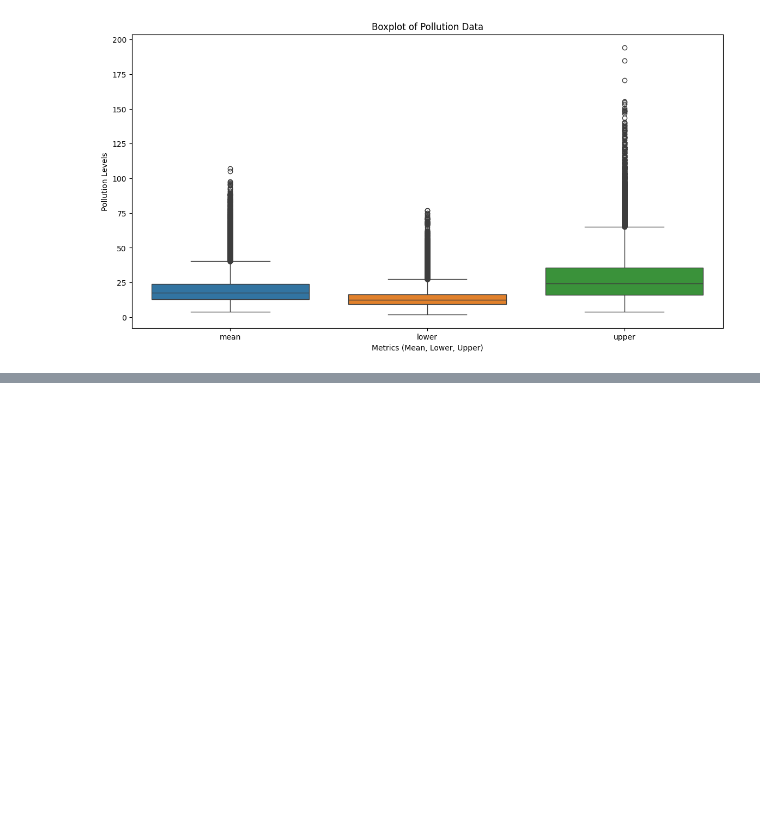
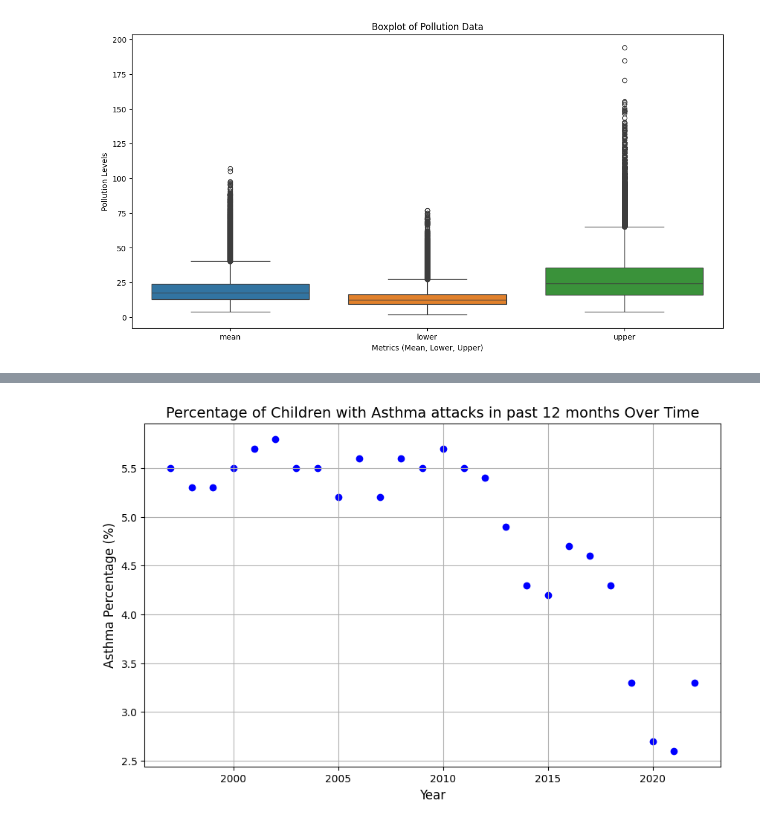
Before and after one commit to EthanXC/Urban-Air-Quality-Prediction, a Jupyter notebook: models.ipynb, the cells around one changed output, grey strips where cells are left out. Saved outputs shown, nothing was run; the diff lists cells and outputs as text; code cells hidden in the pictures; blank space fills up the shorter version.

```diff
--- a/models.ipynb
+++ b/models.ipynb
@@ -90,0 +91,24 @@ plt.show()
+# %%
+# Load your dataset into a pandas DataFrame
+data = pd.read_csv("asthma_in_children.csv")
+
+# Filter the dataset for a specific group, such as "Total" or a specific age group (optional)
+filtered_data = data[(data['STUB_LABEL'] == 'Younger than 18 years') &
+                     (data['PANEL'] == 'Asthma attack in past 12 months') &
+                     (data['UNIT'] == "Percent of children, crude")]
+
+
+# Create a scatterplot
+plt.figure(figsize=(10, 6))
+plt.scatter(filtered_data['YEAR'], filtered_data['ESTIMATE'], color='blue', label='Asthma Percentage')
+
+# Add titles and labels
+plt.title('Percentage of Children with Asthma attacks in past 12 months Over Time', fontsize=14)
+plt.xlabel('Year', fontsize=12)
+plt.ylabel('Asthma Percentage (%)', fontsize=12)
+
+# Show the plot
+plt.grid(True)
+plt.show()
+# %% [output]
+[figure, added]
```
Also changed, not shown: parts of 2 cells of this notebook.
